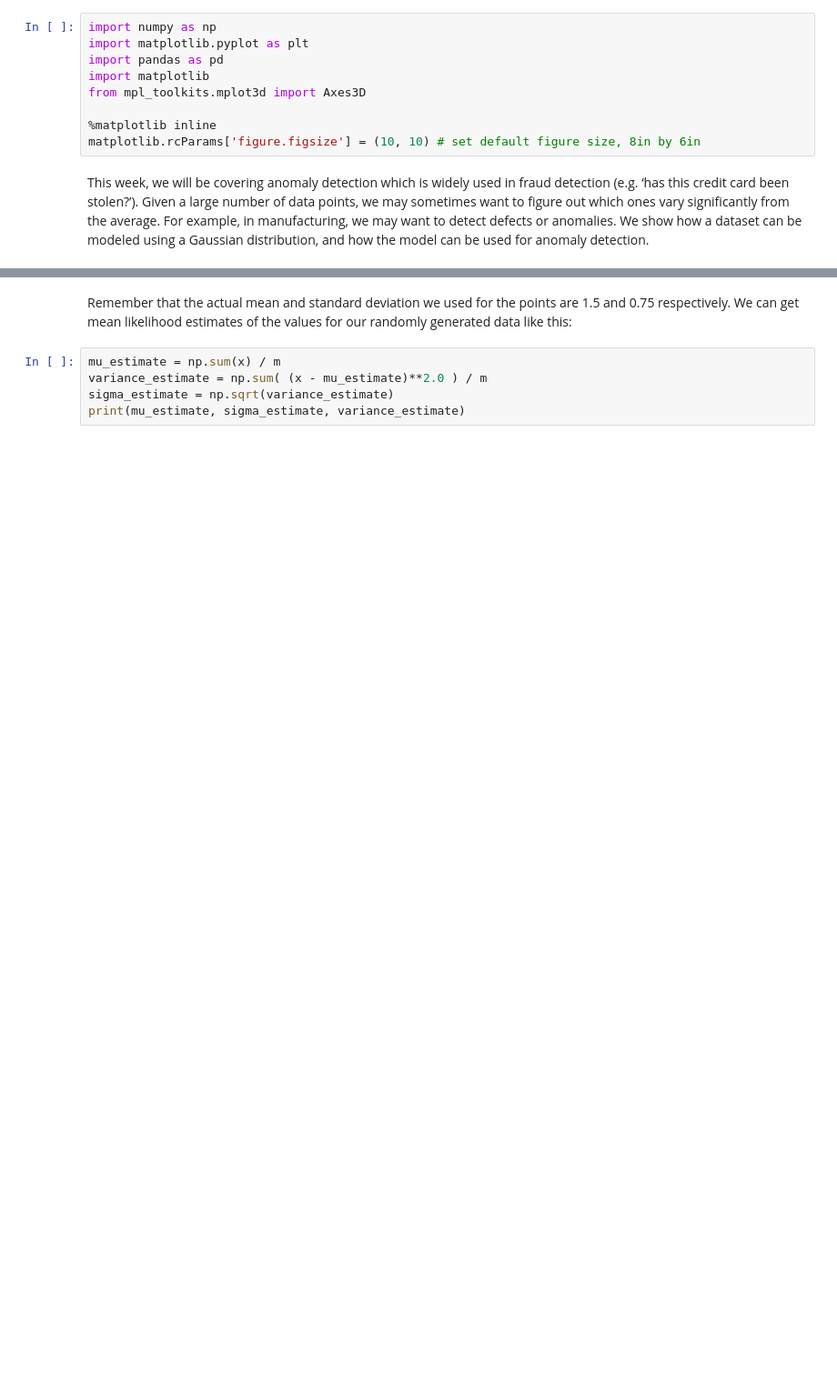
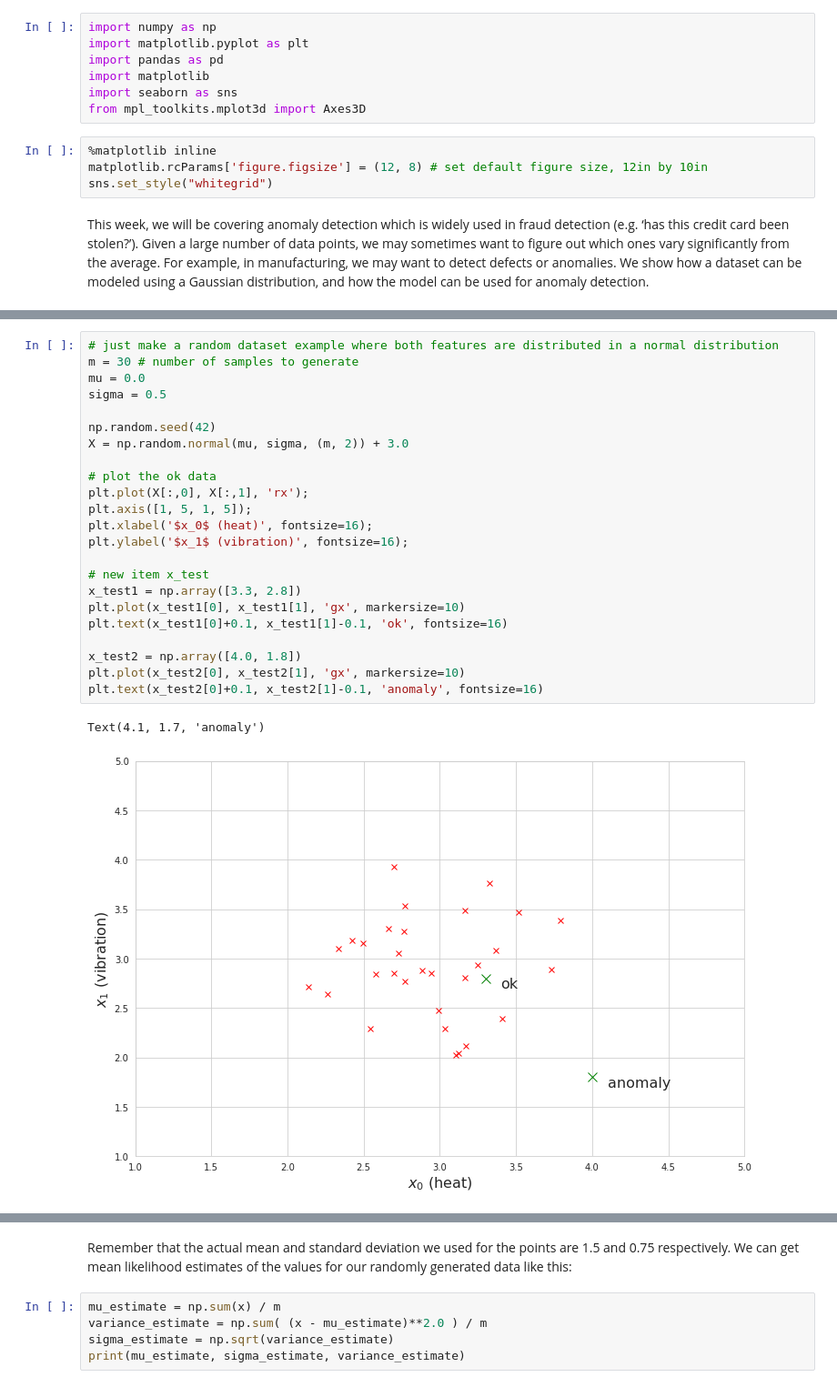
Before and after one commit to tgrasty/CSCI574-Machine-Learning, a Jupyter notebook: lectures/Lecture-13-Anomaly-Detection.ipynb, the cells around one changed output, grey strips where cells are left out. Shown at 91% size. Drawn from its saved outputs; the diff is of its cells as text; blank space fills up the shorter version.

```diff
--- a/lectures/Lecture-13-Anomaly-Detection.ipynb
+++ b/lectures/Lecture-13-Anomaly-Detection.ipynb
@@ -3,10 +3,12 @@ import numpy as np
 import matplotlib.pyplot as plt
 import pandas as pd
 import matplotlib
+import seaborn as sns
 from mpl_toolkits.mplot3d import Axes3D
-
-%matplotlib inline
-matplotlib.rcParams['figure.figsize'] = (10, 10) # set default figure size, 8in by 6in
+# %%
+%matplotlib inline
+matplotlib.rcParams['figure.figsize'] = (12, 8) # set default figure size, 12in by 10in
+sns.set_style("whitegrid")
 # %% [markdown]
 This week, we will be covering anomaly detection which is widely used in fraud detection (e.g. ‘has this credit card been stolen?’). Given a large number of data points, we may sometimes want to figure out which ones vary significantly from the average. For example, in manufacturing, we may want to detect defects or anomalies. We show how a dataset can be modeled using a Gaussian distribution, and how the model can be used for anomaly detection.
 # %% [markdown]
@@ -15,0 +26,26 @@ This week, we will be covering anomaly detection which is widely used in fraud d
+# %%
+# just make a random dataset example where both features are distributed in a normal distribution
+m = 30 # number of samples to generate
+mu = 0.0
+sigma = 0.5
+
+np.random.seed(42)
+X = np.random.normal(mu, sigma, (m, 2)) + 3.0
+
+# plot the ok data
+plt.plot(X[:,0], X[:,1], 'rx');
+plt.axis([1, 5, 1, 5]);
+plt.xlabel('$x_0$ (heat)', fontsize=16);
+plt.ylabel('$x_1$ (vibration)', fontsize=16);
+
+# new item x_test
+x_test1 = np.array([3.3, 2.8])
+plt.plot(x_test1[0], x_test1[1], 'gx', markersize=10)
+plt.text(x_test1[0]+0.1, x_test1[1]-0.1, 'ok', fontsize=16)
+
+x_test2 = np.array([4.0, 1.8])
+plt.plot(x_test2[0], x_test2[1], 'gx', markersize=10)
+plt.text(x_test2[0]+0.1, x_test2[1]-0.1, 'anomaly', fontsize=16)
+# %% [output]
+Text(4.1, 1.7, 'anomaly')
+[figure, added]
```
Also changed, not shown: parts of 20 cells of this notebook.
